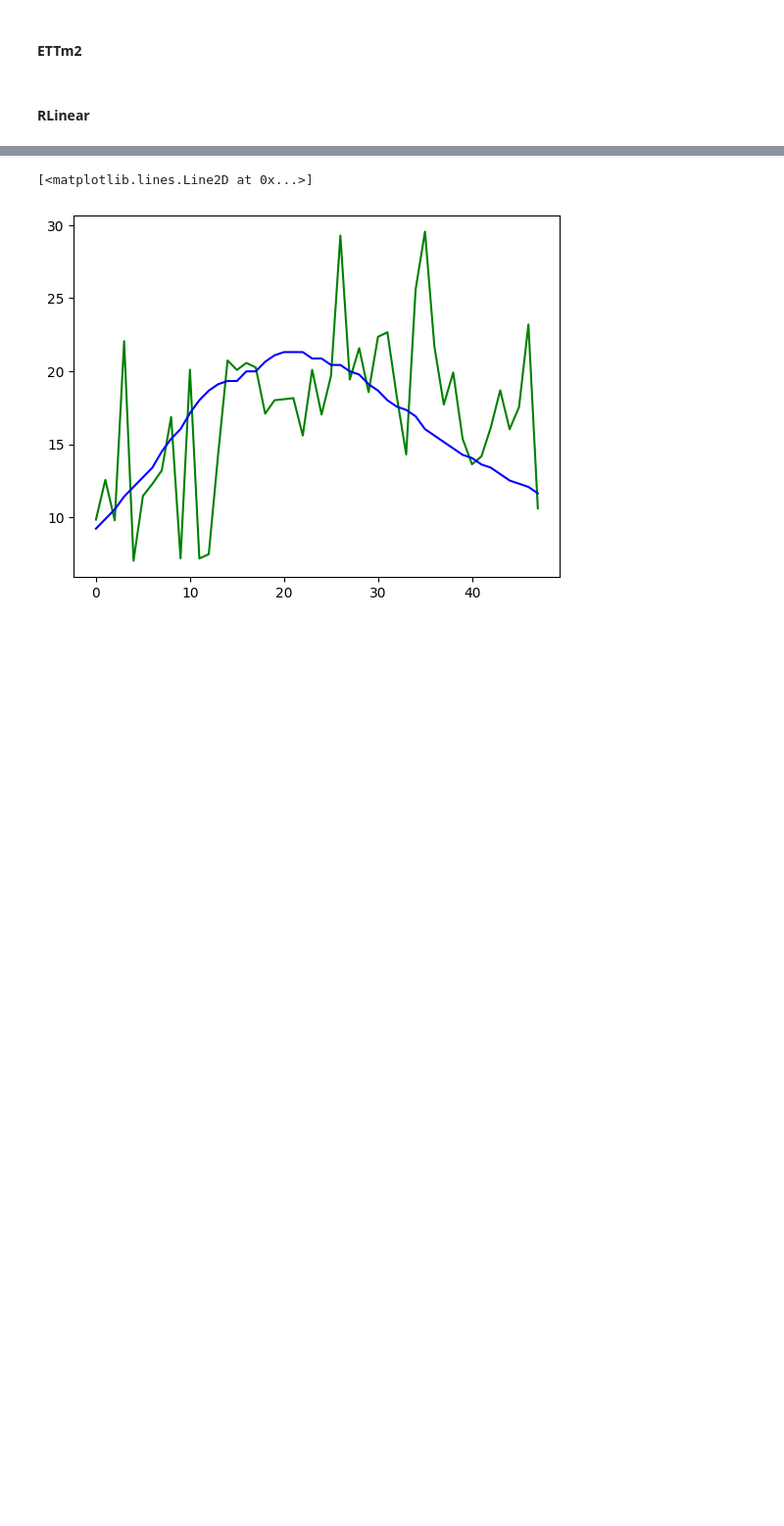
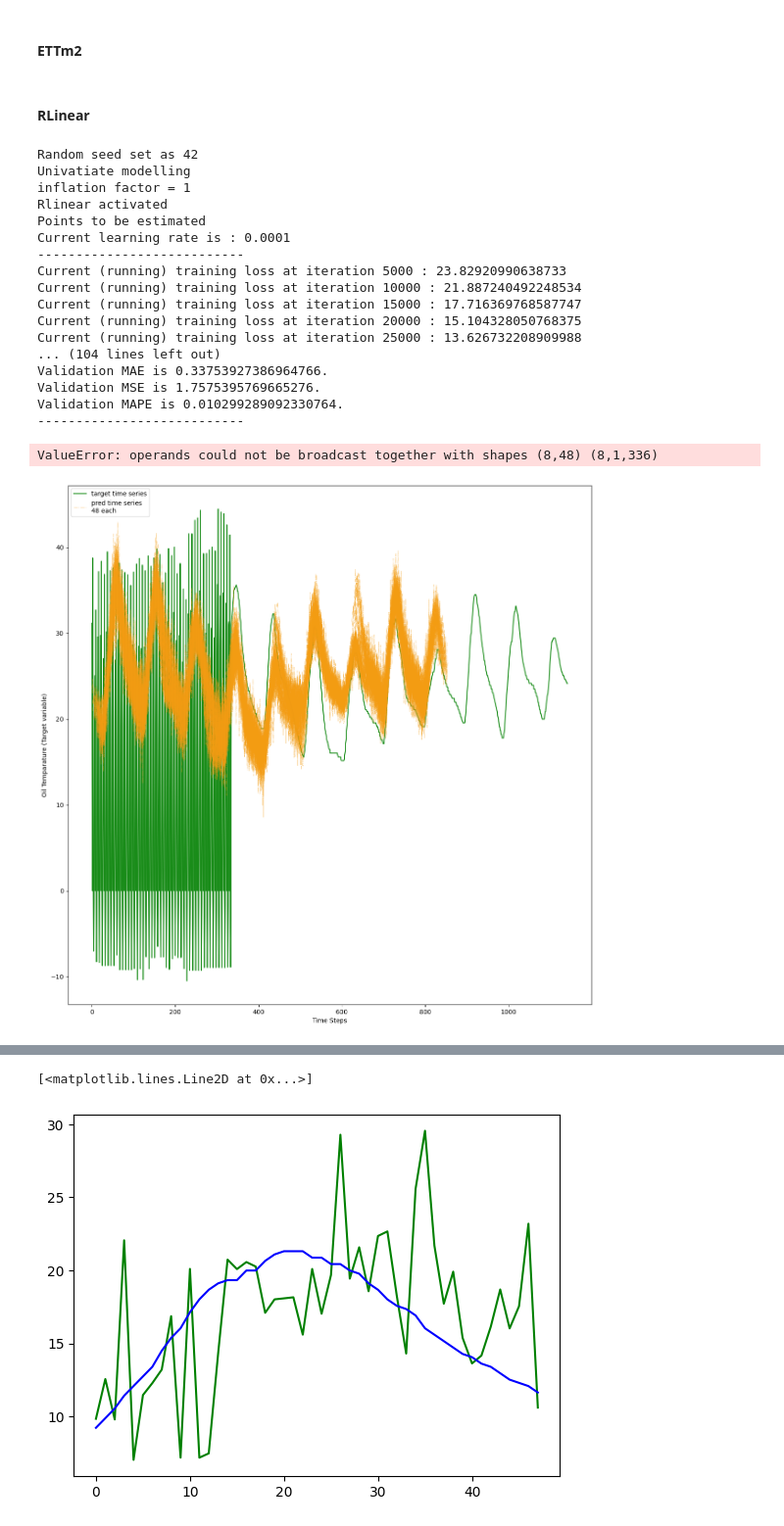
Before and after one commit to nickhanabah/time_series_experiment, a Jupyter notebook: experimentsETTm2.ipynb, the cells around one changed output, grey strips where cells are left out. Shown at 98% size. Saved outputs shown, nothing was run; the diff lists cells and outputs as text; code cells hidden in the pictures; blank space fills up the shorter version.

```diff
--- a/experimentsETTm2.ipynb
+++ b/experimentsETTm2.ipynb
@@ -20,17 +20,54 @@ training_df, val_df, test_df = split_dataset(ETTm2, remain_same = False)
 #### Global Parameters
 # %%
 p_lag = 96
-future_steps = round(1)
+future_steps = 48
 batch_size = 8
 epochs = 5
 learning_rate=1.e-4
 decomp_kernel_size = 24
 number_of_forecasts = 100
 target_column = ['OT']
-feature_columns = ['OT'] #[i for i in training_df.columns]
+feature_columns = [i for i in training_df.columns]
 modelling_task = 'univariate'
 # %% [markdown]
 #### ETTm2
 # %% [markdown]
 #### RLinear
+# %%
+net = train(
+            epochs = epochs,
+            n_continous_features=7,
+            n_categorial_features=5,
+            p_lag=  p_lag,
+            future_steps = future_steps,
+            training_df = training_df,
+            validation_df = val_df,
+            feature_columns = feature_columns,
+            target_column = target_column,
+            learning_rate=learning_rate ,
+            decomp_kernel_size= decomp_kernel_size,
+            batch_size=batch_size,
+            model = 'rlinear',
+            modelling_task = modelling_task,
+            )
+# %% [output]
+Random seed set as 42
+Univatiate modelling
+inflation factor = 1
+Rlinear activated
+Points to be estimated
+Current learning rate is : 0.0001
+---------------------------
+Current (running) training loss at iteration 5000 : 23.82920990638733
+Current (running) training loss at iteration 10000 : 21.887240492248534
+Current (running) training loss at iteration 15000 : 17.716369768587747
+Current (running) training loss at iteration 20000 : 15.104328050768375
+Current (running) training loss at iteration 25000 : 13.626732208909988
+... (104 lines left out)
+Validation MAE is 0.33753927386964766.
+Validation MSE is 1.7575395769665276.
+Validation MAPE is 0.010299289092330764.
+---------------------------
+ValueError: operands could not be broadcast together with shapes (8,48) (8,1,336)
+[figure, added]
 # %%
```
Also changed, not shown: parts of 7 cells of this notebook, 1 other file.
